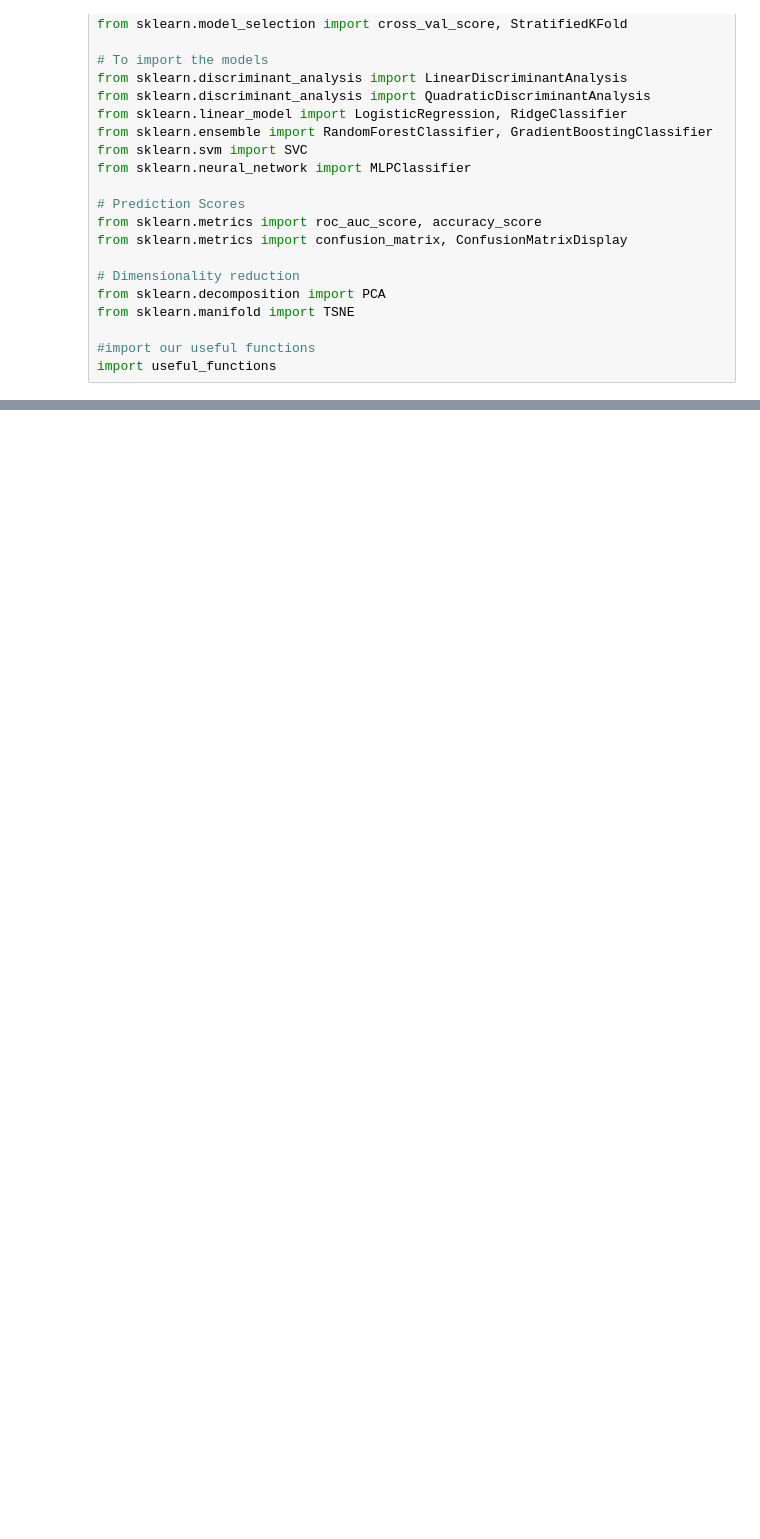
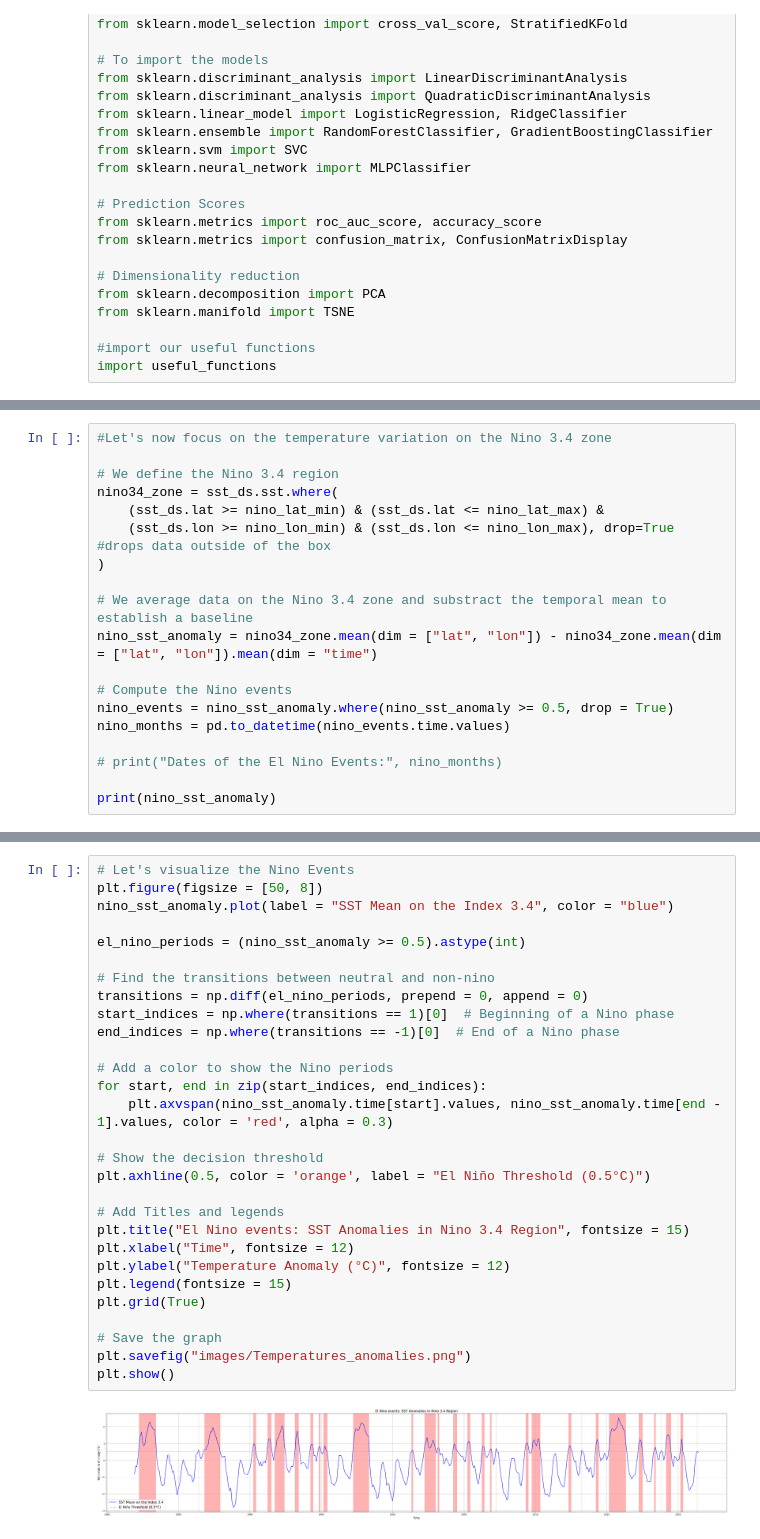
Before and after one commit to odd2022/El-Nino, a Jupyter notebook: final_notebook.ipynb, the cells around one changed output, grey strips where cells are left out. Drawn from its saved outputs; the diff is of its cells as text; blank space fills up the shorter version.

```diff
--- a/final_notebook.ipynb
+++ b/final_notebook.ipynb
@@ -58,0 +109,19 @@ print(f"Number of NaNs in sst_ds : {nan_count}")
+# %%
+#Let's now focus on the temperature variation on the Nino 3.4 zone
+
+# We define the Nino 3.4 region
+nino34_zone = sst_ds.sst.where(
+    (sst_ds.lat >= nino_lat_min) & (sst_ds.lat <= nino_lat_max) &
+    (sst_ds.lon >= nino_lon_min) & (sst_ds.lon <= nino_lon_max), drop=True #drops data outside of the box
+)
+
+# We average data on the Nino 3.4 zone and substract the temporal mean to establish a baseline
+nino_sst_anomaly = nino34_zone.mean(dim = ["lat", "lon"]) - nino34_zone.mean(dim = ["lat", "lon"]).mean(dim = "time")
+
+# Compute the Nino events
+nino_events = nino_sst_anomaly.where(nino_sst_anomaly >= 0.5, drop = True)
+nino_months = pd.to_datetime(nino_events.time.values)
+
+# print("Dates of the El Nino Events:", nino_months)
+
+print(nino_sst_anomaly)
@@ -58,0 +146,31 @@ print(f"Number of NaNs in sst_ds : {nan_count}")
+# %%
+# Let's visualize the Nino Events
+plt.figure(figsize = [50, 8])
+nino_sst_anomaly.plot(label = "SST Mean on the Index 3.4", color = "blue")
+
+el_nino_periods = (nino_sst_anomaly >= 0.5).astype(int)
+
+# Find the transitions between neutral and non-nino
+transitions = np.diff(el_nino_periods, prepend = 0, append = 0)
+start_indices = np.where(transitions == 1)[0]  # Beginning of a Nino phase
+end_indices = np.where(transitions == -1)[0]  # End of a Nino phase
+
+# Add a color to show the Nino periods
+for start, end in zip(start_indices, end_indices):
+    plt.axvspan(nino_sst_anomaly.time[start].values, nino_sst_anomaly.time[end - 1].values, color = 'red', alpha = 0.3)
+
+# Show the decision threshold
+plt.axhline(0.5, color = 'orange', label = "El Niño Threshold (0.5°C)")
+
+# Add Titles and legends
+plt.title("El Nino events: SST Anomalies in Nino 3.4 Region", fontsize = 15)
+plt.xlabel("Time", fontsize = 12)
+plt.ylabel("Temperature Anomaly (°C)", fontsize = 12)
+plt.legend(fontsize = 15)
+plt.grid(True)
+
+# Save the graph
+plt.savefig("images/Temperatures_anomalies.png")
+plt.show()
+# %% [output]
+[figure, added]
```
Also changed, not shown: parts of 20 cells of this notebook, 4 other files.
